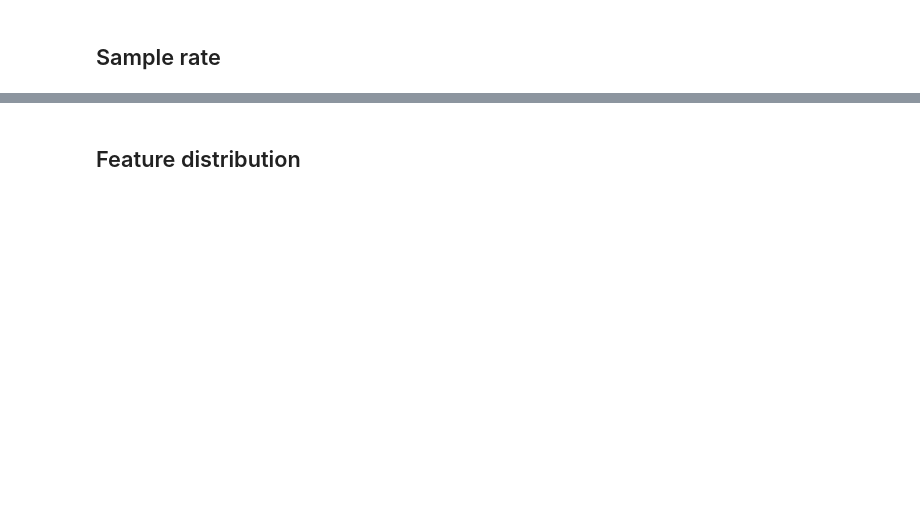
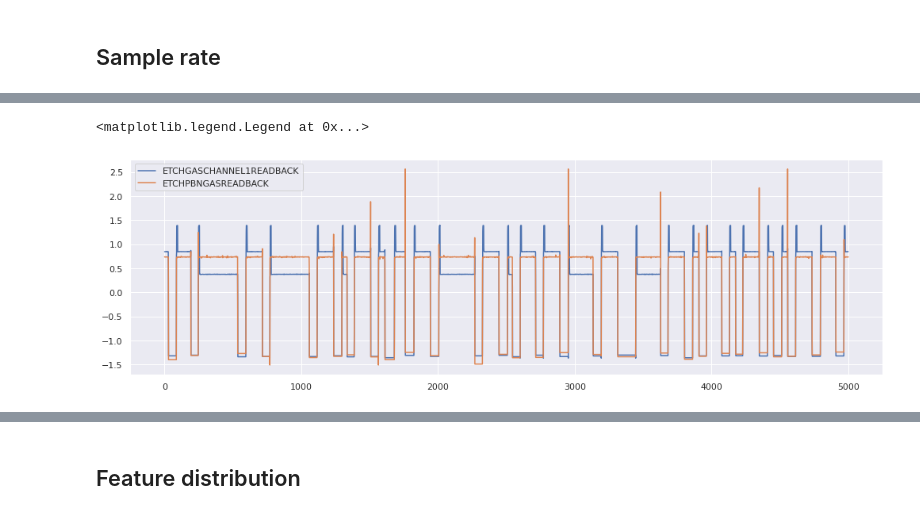
Before and after one commit to lucianolorenti/ceruleo, a Jupyter notebook: docs/dataset/analysis/Sensor Validation.ipynb, the cells around one changed output, grey strips where cells are left out. Drawn from its saved outputs; the diff is of its cells as text; code cells hidden in the pictures; blank space fills up the shorter version.

```diff
--- a/docs/dataset/analysis/Sensor Validation.ipynb
+++ b/docs/dataset/analysis/Sensor Validation.ipynb
@@ -115,0 +111,8 @@ InvalidIndexError: (slice(None, None, None), 0)
+# %%
+fig, ax = plt.subplots(figsize=(17, 5))
+ax.plot(dataset[0]['ETCHGASCHANNEL1READBACK'].values[-5000:], label='ETCHGASCHANNEL1READBACK')
+ax.plot(dataset[0]['ETCHPBNGASREADBACK'].values[-5000:], label='ETCHPBNGASREADBACK')
+ax.legend()
+# %% [output]
+<matplotlib.legend.Legend at 0x...>
+[figure, added]
```
Also changed, not shown: parts of 23 cells of this notebook, 22 other files.
